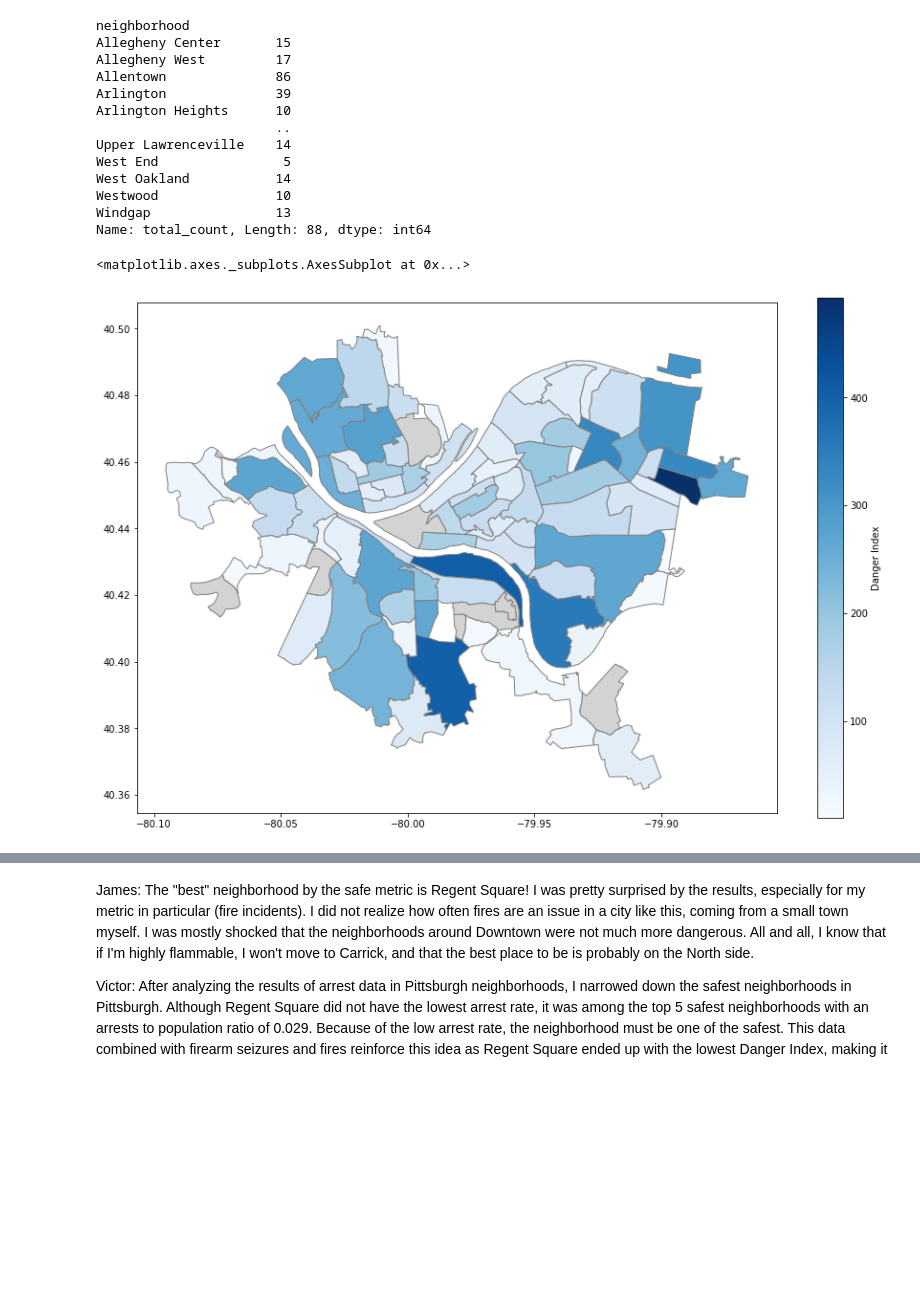
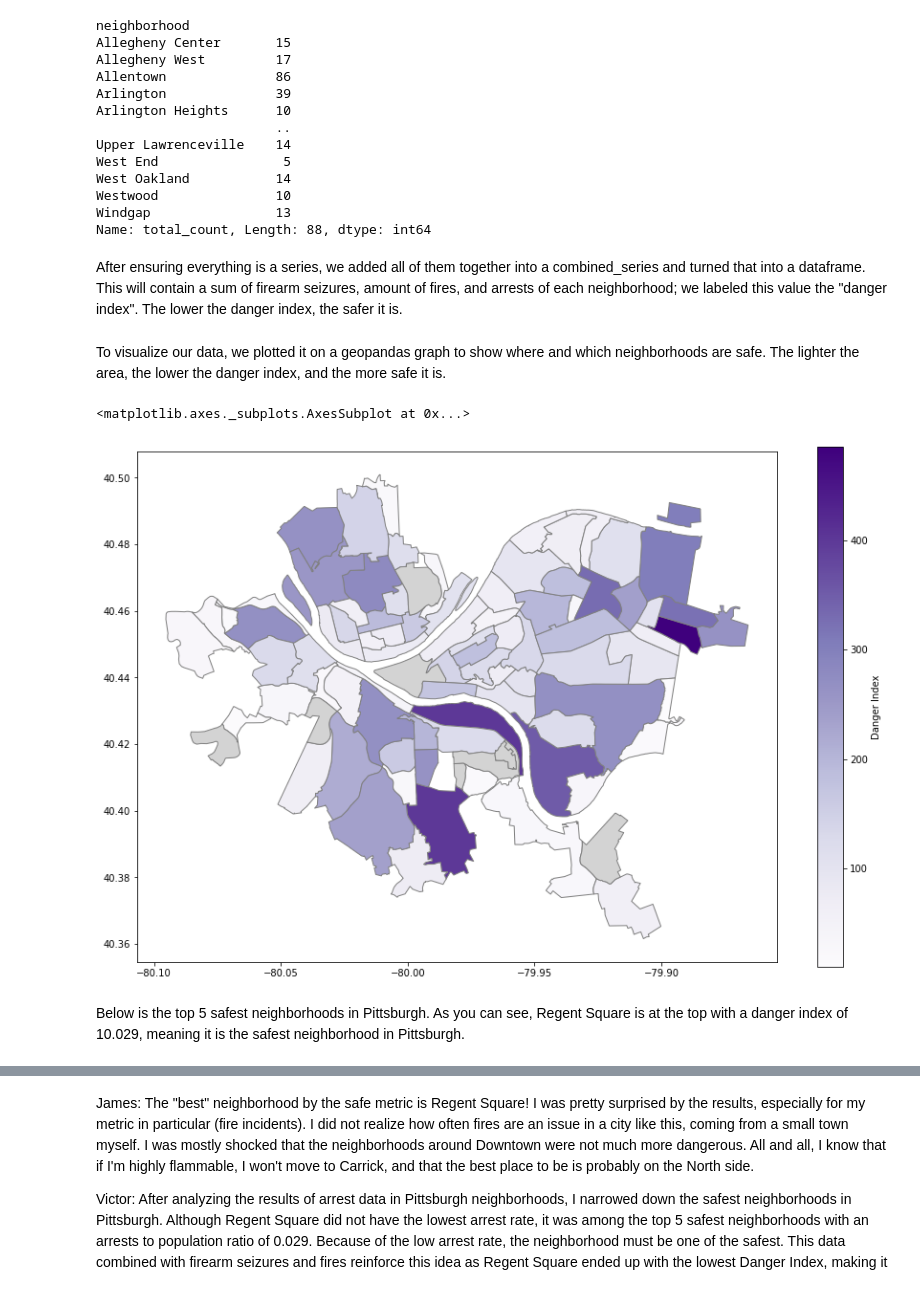
Before and after one commit to Luke135/Final_Project, a Jupyter notebook: Final_Notebook.ipynb, the cells around one changed output, grey strips where cells are left out. Drawn from its saved outputs; the diff is of its cells as text; code cells hidden in the pictures; blank space fills up the shorter version.

```diff
--- a/Final_Notebook.ipynb
+++ b/Final_Notebook.ipynb
@@ -228,8 +227,0 @@ for index, row in population_data.iterrows():
-# %%
-#now plot the data
-
-neighborhoods = list(arrest_ratio_dict.keys())
-arrest_ratio = list(arrest_ratio_dict.values())
-mpl.barh(range(len(arrest_ratio_dict)), arrest_ratio, tick_label=neighborhoods )
-mpl.rcParams["figure.figsize"]=(12, 20)
-mpl.show()
@@ -238,8 +227,0 @@ mpl.show()
-# %%
-ratios_filtered = { key:value for (key,value) in arrest_ratio_dict.items() if value < 0.05}
-
-neighborhoods = list(ratios_filtered.keys())
-arrest_ratio = list(ratios_filtered.values())
-mpl.barh(range(len(ratios_filtered)), arrest_ratio, tick_label=neighborhoods )
-mpl.rcParams["figure.figsize"]=(12, 20)
-mpl.show()
@@ -247,0 +230,8 @@ mpl.show()
+# %%
+#iterate through each neighborhood and get population data, as well as calculate ratio data
+
+find_ratio = arrest_series/population_series
+fill_ratio = find_ratio.fillna(0)
+
+arrest_query = fill_ratio > 0.0
+arrest_ratio = fill_ratio[arrest_query]
@@ -269,24 +269,29 @@ arrest_series = pd.Series(arrest_ratio_dict)
+# %% [markdown]
+After ensuring everything is a series, we added all of them together into a combined_series and turned that into a dataframe. This will contain a sum of firearm seizures, amount of fires, and arrests of each neighborhood; we labeled this value the "danger index". The lower the danger index, the safer it is.
 # %%
-series_test = fire_series + firearm_series
-combined_series = series_test + arrest_series
+combined_series = fire_series + firearm_series + arrest_ratio
 
 combined_dataframe = pd.DataFrame(combined_series).reset_index()
 # rename column [index -> neighborhood] & [0 -> rank]
 combined_dataframe.rename(columns = {'index':'neighborhood', 0:'rank'}, inplace = True)
+# %% [markdown]
+To visualize our data, we plotted it on a geopandas graph to show where and which neighborhoods are safe. The lighter the area, the lower the danger index, and the more safe it is.
 # %%
 final_map = geopandas.read_file("Neighborhoods/Neighborhoods_.shp")
 safety_map = final_map.merge(combined_dataframe, how='left', left_on='hood', right_on = 'neighborhood')
 safety_map.plot(column="rank", # set the data to be used for coloring
-               cmap='Blues',              # choose a color palette
+               cmap='Purples',              # choose a color palette
                edgecolor="grey",        # outline the districts in white
                legend=True,              # show the legend
                legend_kwds={'label': "Danger Index"}, # label the legend
                figsize=(15, 10),         # set the size
                missing_kwds={"color": "lightgrey"} # set disctricts with no data as lightgrey
                )
 # %% [output]
 <matplotlib.axes._subplots.AxesSubplot at 0x...>
-[figure, old version]
+[figure, new version]
+# %% [markdown]
+Below is the top 5 safest neighborhoods in Pittsburgh. As you can see, Regent Square is at the top with a danger index of 10.029, meaning it is the safest neighborhood in Pittsburgh.
 # %%
 combined_dataframe.sort_values(['rank'], ascending = True).head()
 # %% [output]
```
Also changed, not shown: parts of 24 cells of this notebook, 1 other file.
